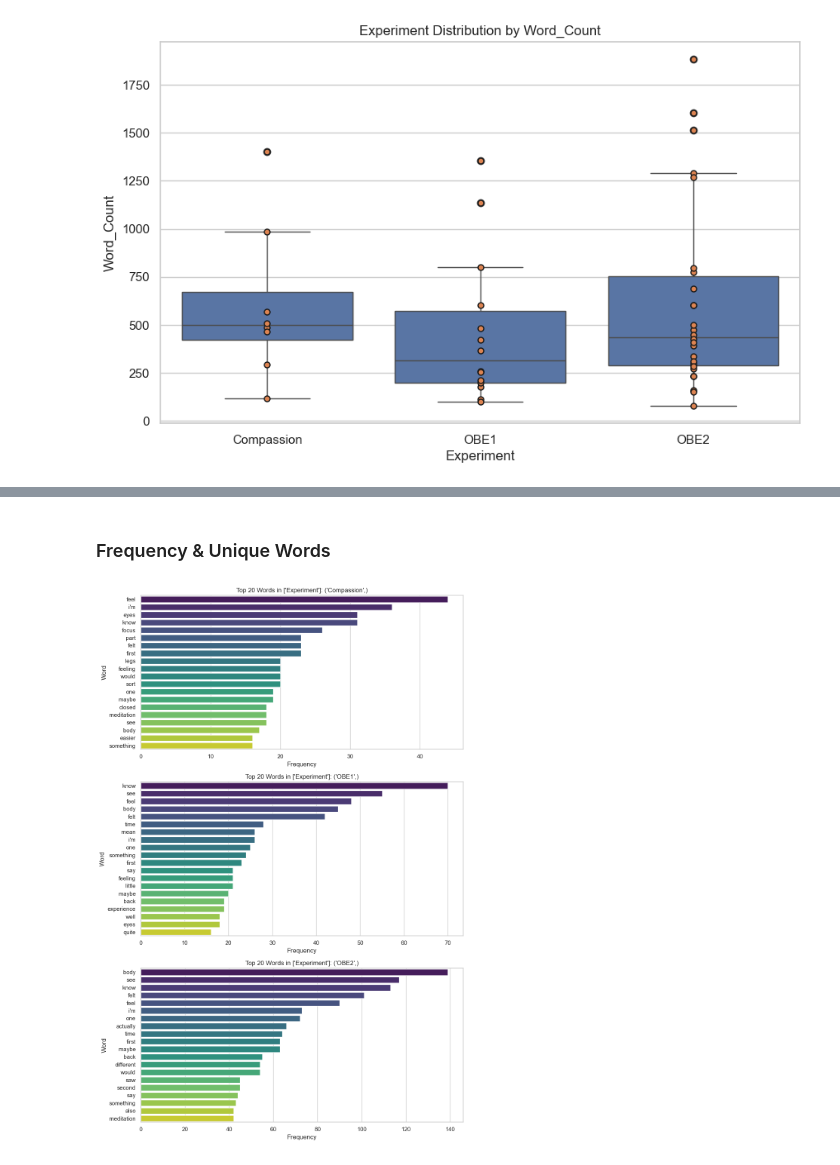
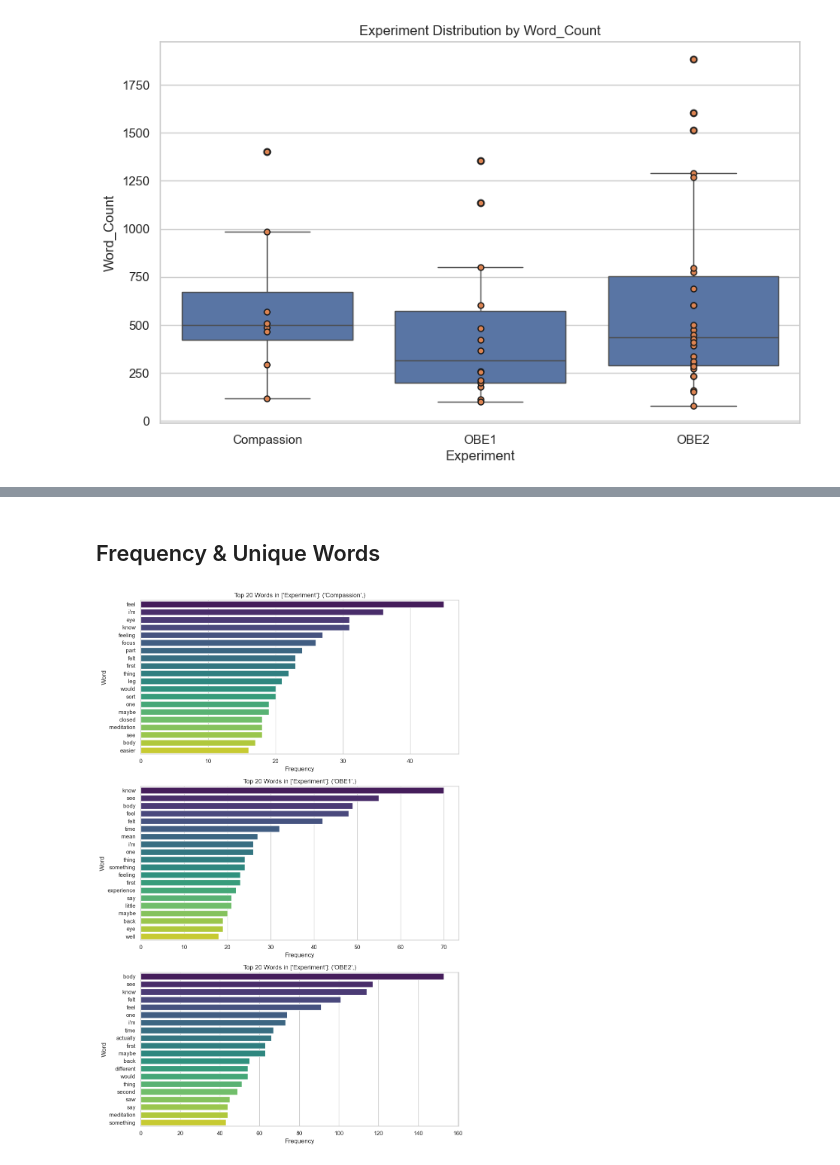
Before and after one commit to AfroDeivid/automatic-interviews-processing, a Jupyter notebook: src/analysis.ipynb, the cells around one changed output, grey strips where cells are left out. Saved outputs shown, nothing was run; the diff lists cells and outputs as text; code cells hidden in the pictures.

```diff
--- a/src/analysis.ipynb
+++ b/src/analysis.ipynb
@@ -54,3 +54,3 @@ stripplot_with_counts(aggregate_counts(df, ['Experiment', "Id", 'Speaker']), 'Ex
 # %% [markdown]
-### Frequency & Unique Words
+## Frequency & Unique Words
 # %%
@@ -58,5 +58,5 @@ extra_words_to_exclude = ["yeah", "like", "okay" ,"really", "it", "yes","could",
 # %%
-word_frequency_plot(df_participant, groupby_column=["Experiment"], extra_stopwords=extra_words_to_exclude)
+word_frequency_analysis(df_participant, groupby_column=["Experiment"], extra_stopwords=extra_words_to_exclude)
 # %% [output]
-[figure, old version]
+[figure, new version]
 # %%
```
Also changed, not shown: parts of 34 cells of this notebook, 16 other files.
